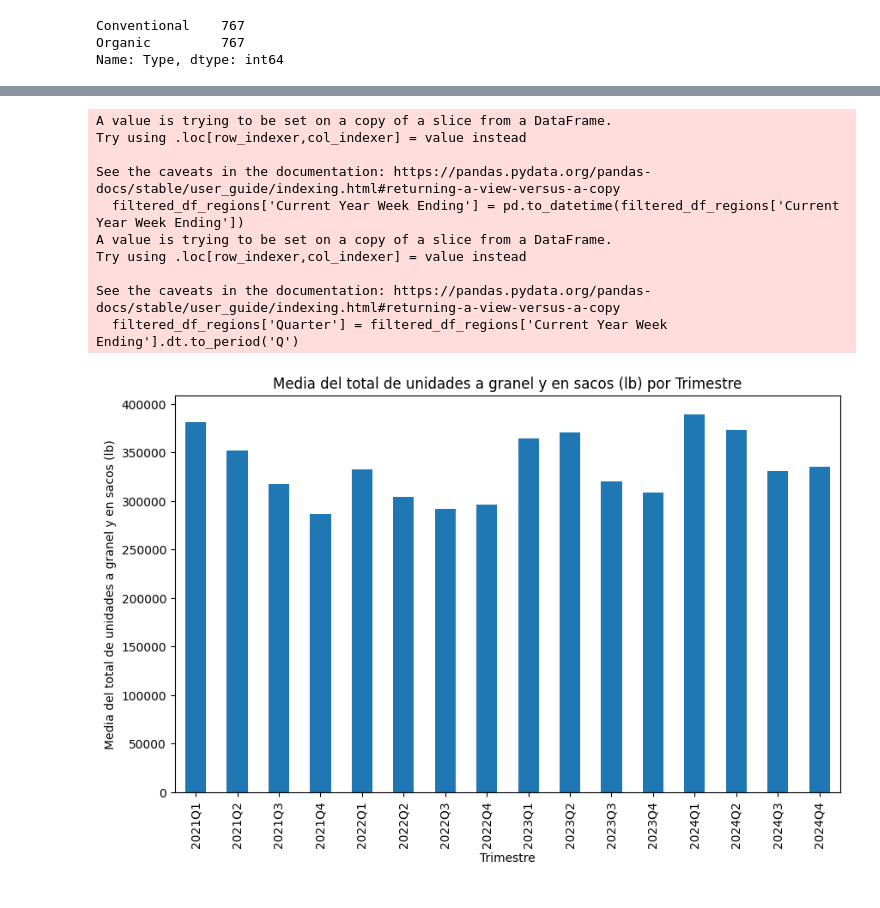
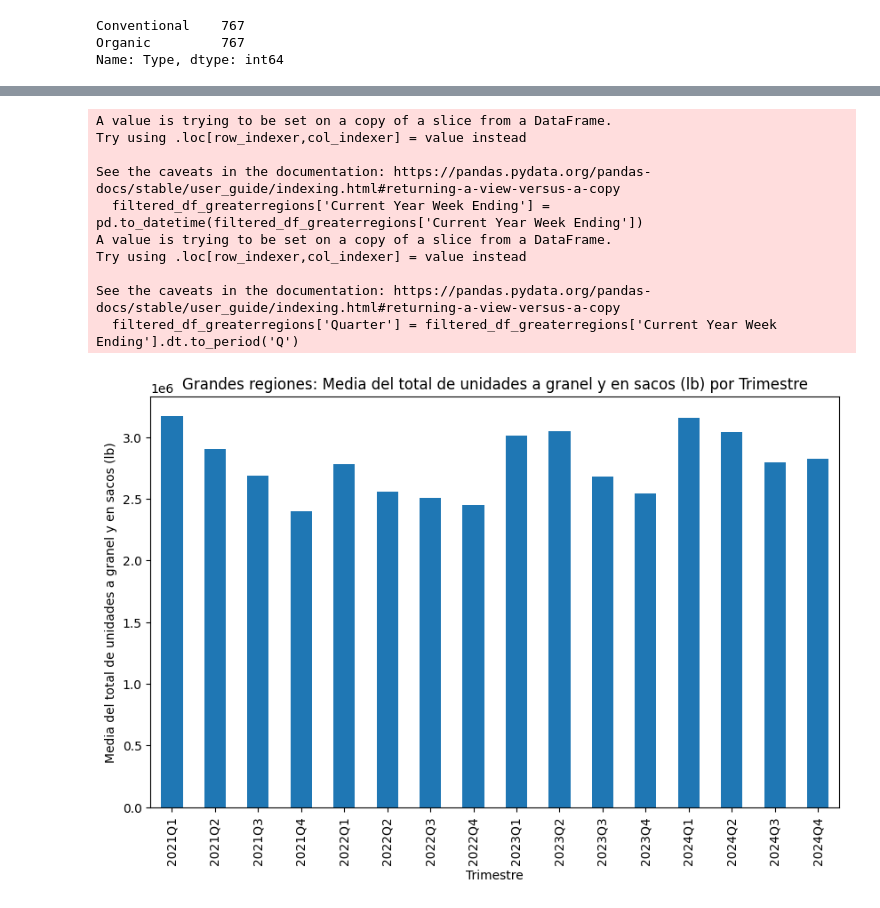
Before and after one commit to arboldeku/Avocado-2.0, a Jupyter notebook: code/import.ipynb, the cells around one changed output, grey strips where cells are left out. Drawn from its saved outputs; the diff is of its cells as text; code cells hidden in the pictures.

```diff
--- a/code/import.ipynb
+++ b/code/import.ipynb
@@ -271,5 +271,5 @@ regions = ['Baltimore/Washington', 'Birmingham/Montgomery', 'Buffalo/Rochester',
 greaterregions = ['California', 'Great Lakes', 'Midsouth', 'Northeast', 'Plains',
                   'South Central', 'Southeast', 'West']
 
-filtered_df_regions = merged_df[merged_df['Geography'].isin(regions)]
+filtered_df_greaterregions = merged_df[merged_df['Geography'].isin(greaterregions)]
 # %%
@@ -284,27 +284,27 @@ filtered_df_regions.head()
 # %%
 import pandas as pd
 import matplotlib.pyplot as plt
 
-filtered_df_regions['Current Year Week Ending'] = pd.to_datetime(filtered_df_regions['Current Year Week Ending'])
+filtered_df_greaterregions['Current Year Week Ending'] = pd.to_datetime(filtered_df_greaterregions['Current Year Week Ending'])
 
-filtered_df_regions['Quarter'] = filtered_df_regions['Current Year Week Ending'].dt.to_period('Q')
-quarterly_mean = filtered_df_regions.groupby('Quarter')['Total Bulk and Bags Units'].mean()
+filtered_df_greaterregions['Quarter'] = filtered_df_greaterregions['Current Year Week Ending'].dt.to_period('Q')
+quarterly_mean = filtered_df_greaterregions.groupby('Quarter')['Total Bulk and Bags Units'].mean()
 
 plt.figure(figsize=(10, 6))
 quarterly_mean.plot(kind='bar')
 plt.xlabel('Trimestre')
 plt.ylabel('Media del total de unidades a granel y en sacos (lb)')
-plt.title('Media del total de unidades a granel y en sacos (lb) por Trimestre')
+plt.title('Grandes regiones: Media del total de unidades a granel y en sacos (lb) por Trimestre')
 plt.show()
 # %% [output]
 A value is trying to be set on a copy of a slice from a DataFrame.
 Try using .loc[row_indexer,col_indexer] = value instead
 
 See the caveats in the documentation: https://pandas.pydata.org/pandas-docs/stable/user_guide/indexing.html#returning-a-view-versus-a-copy
-  filtered_df_regions['Current Year Week Ending'] = pd.to_datetime(filtered_df_regions['Current Year Week Ending'])
+  filtered_df_greaterregions['Current Year Week Ending'] = pd.to_datetime(filtered_df_greaterregions['Current Year Week Ending'])
 A value is trying to be set on a copy of a slice from a DataFrame.
 Try using .loc[row_indexer,col_indexer] = value instead
 
 See the caveats in the documentation: https://pandas.pydata.org/pandas-docs/stable/user_guide/indexing.html#returning-a-view-versus-a-copy
-  filtered_df_regions['Quarter'] = filtered_df_regions['Current Year Week Ending'].dt.to_period('Q')
+  filtered_df_greaterregions['Quarter'] = filtered_df_greaterregions['Current Year Week Ending'].dt.to_period('Q')
-[figure, old version]
+[figure, new version]
```
Also changed, not shown: parts of 6 cells of this notebook.
